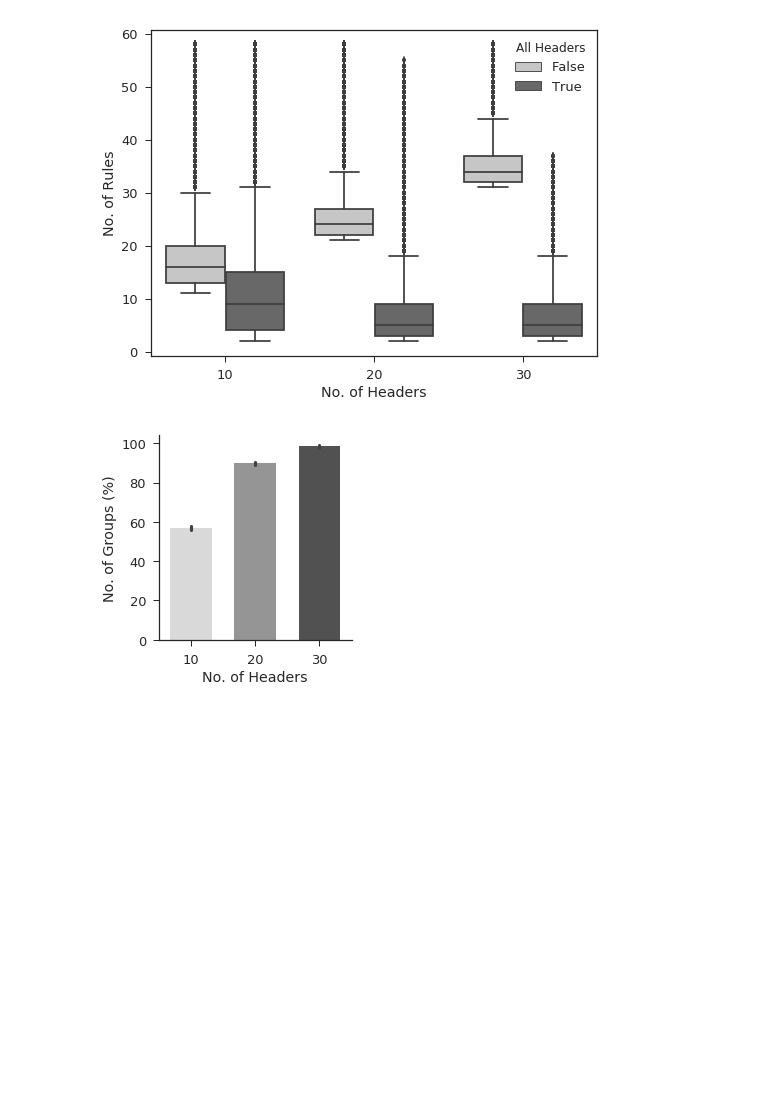
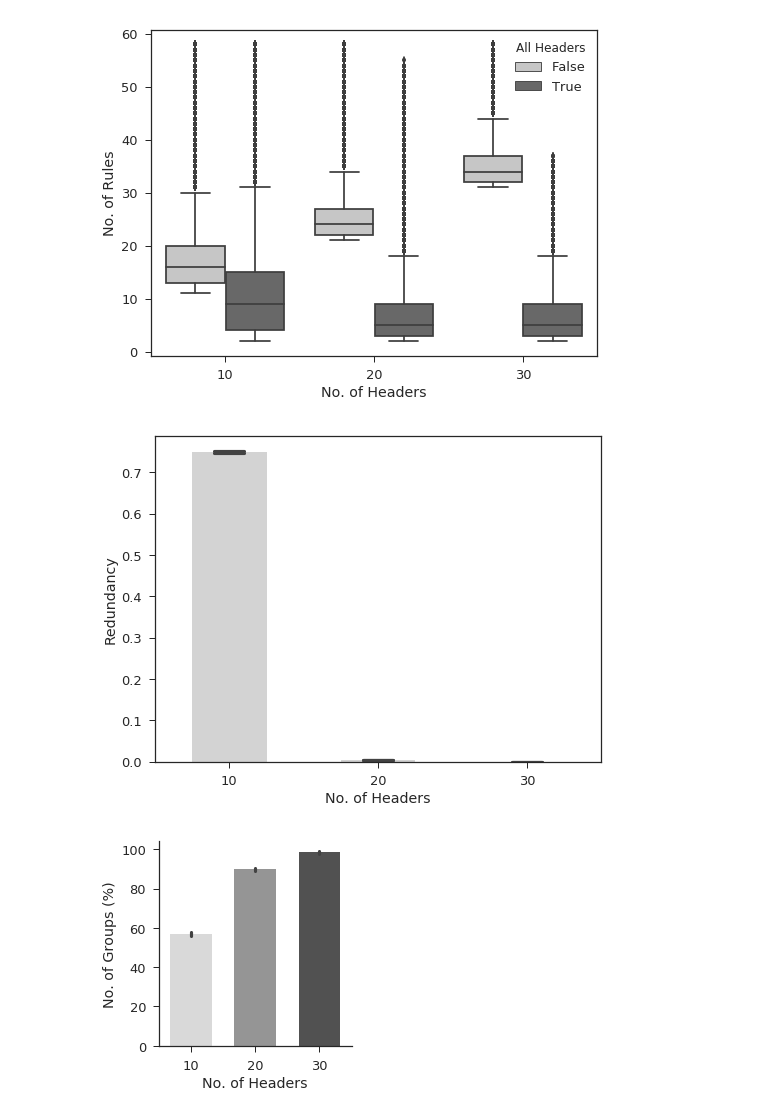
Before and after one commit to Elmo-MCast/numerical-evals, a Jupyter notebook: analysis__placement_colocate_1M_groups.ipynb, the cells around one changed output. Drawn from its saved outputs; the diff is of its cells as text; code cells hidden in the pictures; blank space fills up the shorter version.

```diff
--- a/analysis__placement_colocate_1M_groups.ipynb
+++ b/analysis__placement_colocate_1M_groups.ipynb
@@ -107,10 +118,14 @@ for i in ['10', '20', '30']:
     df['No. of Headers'] = [int(i) for _ in range(len(plot_data[i]['redundancy_for_all_groups_in_all_tenants']))]
     redundancy_for_all_groups_in_all_tenants = redundancy_for_all_groups_in_all_tenants.append(df)
 # %%
-# sb.set(style='ticks', font_scale=1.3)
-# sb.barplot(x='No. of Headers', y='Redundancy', data=redundancy_for_all_groups_in_all_tenants, color='darkgray',
-#           capsize=.2)
-# plt.savefig('redundancy_for_all_1M_groups_in_all_tenants.pdf')
+sb.set(style='ticks', font_scale=1.3)
+ax = sb.barplot(x='No. of Headers', y='Redundancy', data=redundancy_for_all_groups_in_all_tenants, color='lightgray',
+                capsize=.2)
+change_width(ax, .5)
+plt.savefig('redundancy_for_all_1M_groups_in_all_tenants.pdf')
+plt.show()
+# %% [output]
+[figure, added]
 # %%
 rules_for_all_groups_count = pd.DataFrame(columns=['No. of Groups (%)', 'All Headers', 'No. of Headers'])
 
```
Also changed, not shown: parts of 2 cells of this notebook, 2 other files.
